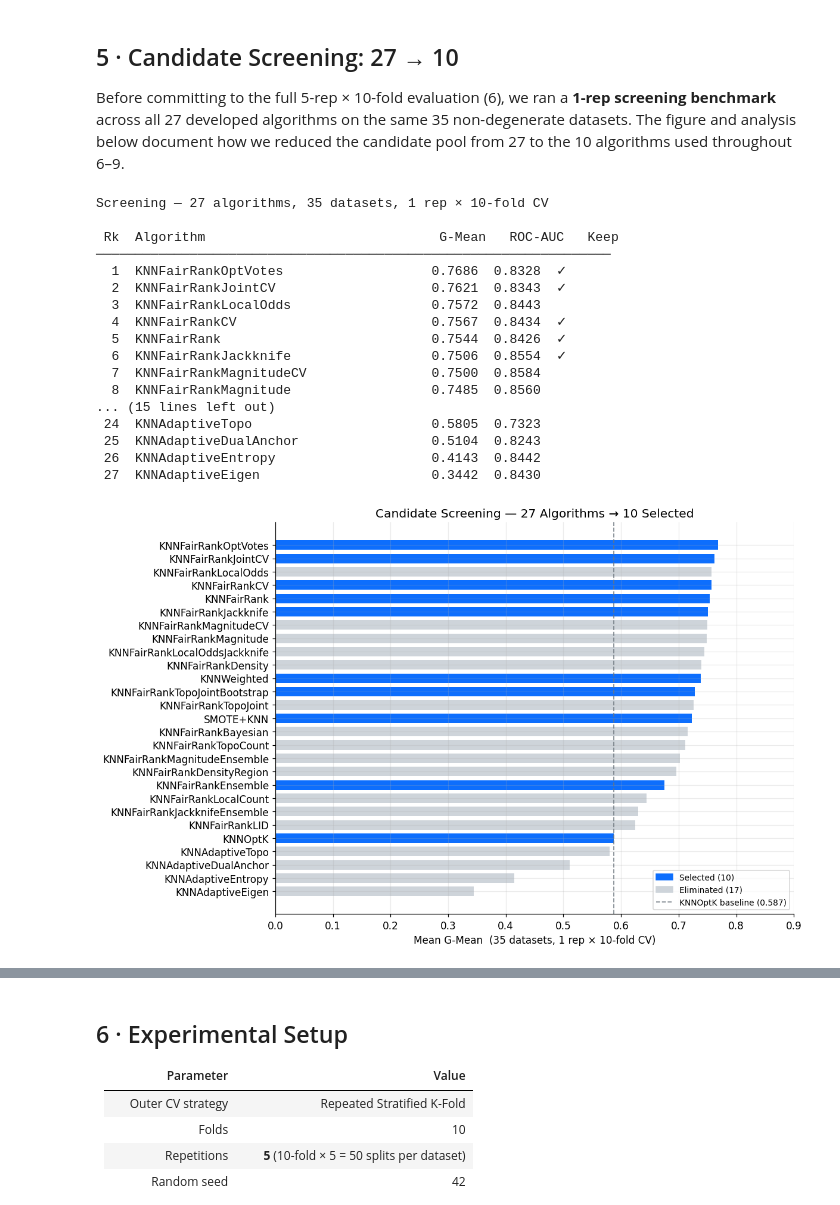
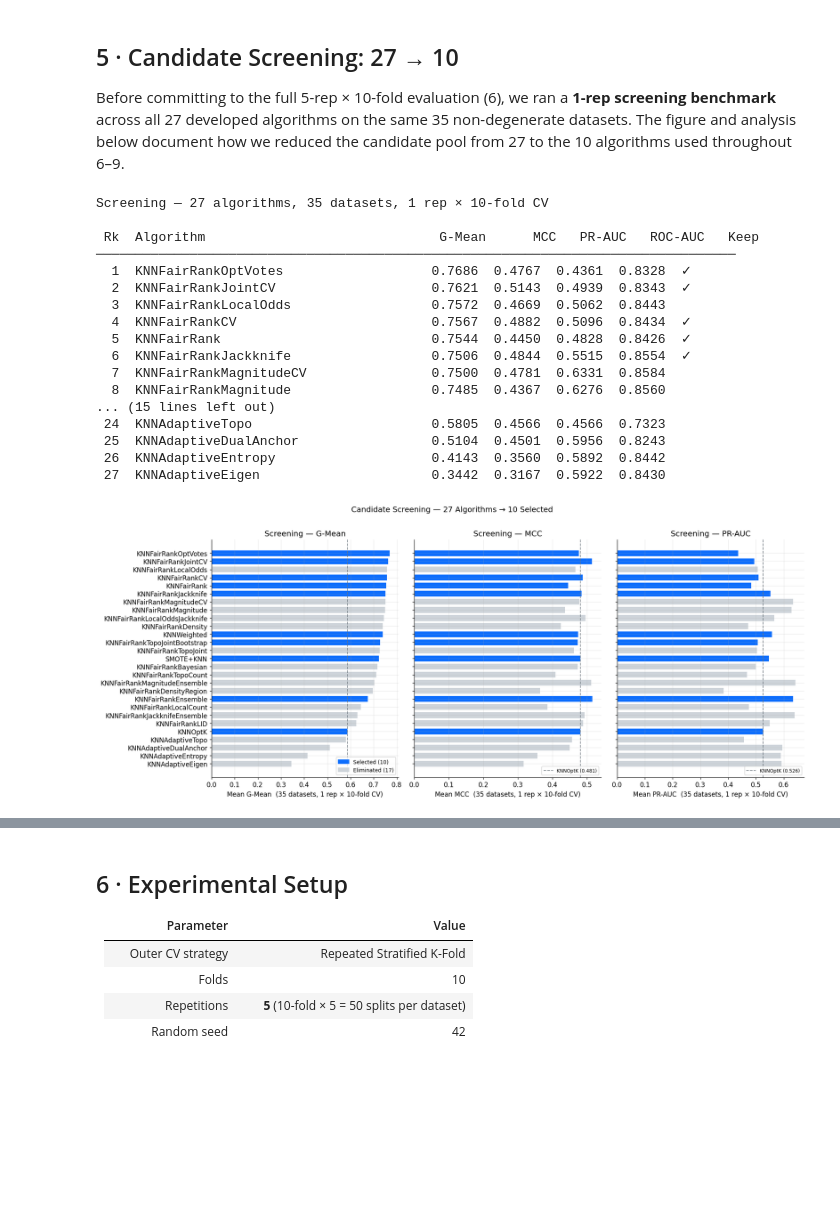
Before and after one commit to zepaulo333/knn_classimbalance, a Jupyter notebook: notebooks/entrega_final.ipynb, the cells around one changed output, grey strips where cells are left out. Saved outputs shown, nothing was run; the diff lists cells and outputs as text; code cells hidden in the pictures; blank space fills up the shorter version.

```diff
--- a/notebooks/entrega_final.ipynb
+++ b/notebooks/entrega_final.ipynb
@@ -542,70 +548,76 @@ _scr_raw = pd.read_csv("results/tables/benchmark_all_1rep.csv")
 _scr_raw = compute_metrics(_scr_raw)
 
 _scr = (
-    _scr_raw.groupby("algorithm")[["g_mean", "roc_auc", "pr_auc"]]
+    _scr_raw.groupby("algorithm")[["g_mean", "mcc", "pr_auc", "roc_auc"]]
     .mean()
     .sort_values("g_mean", ascending=False)
     .reset_index()
 )
 _scr.insert(0, "rank", range(1, len(_scr) + 1))
 
 _SELECTED_10 = {
     "KNNFairRankOptVotes", "KNNFairRankJointCV", "KNNFairRankCV",
     "KNNFairRank", "KNNFairRankJackknife", "KNNWeighted",
     "KNNFairRankTopoJointBootstrap", "SMOTE+KNN",
     "KNNFairRankEnsemble", "KNNOptK",
 }
 _scr["selected"] = _scr["algorithm"].isin(_SELECTED_10)
 
-# ── table ──────────────────────────────────────────────────────────────────
+# ── printed table ──────────────────────────────────────────────────────────
 print(f"Screening — {_scr_raw['algorithm'].nunique()} algorithms, "
       f"{_scr_raw['dataset'].nunique()} datasets, 1 rep × 10-fold CV\n")
-print(f"{'Rk':>3}  {'Algorithm':<36}  {'G-Mean':>7}  {'ROC-AUC':>8}  {'Keep':>5}")
-print("─" * 66)
+print(f"{'Rk':>3}  {'Algorithm':<36}  {'G-Mean':>7}  {'MCC':>7}  {'PR-AUC':>7}  {'ROC-AUC':>8}  {'Keep':>5}")
+print("─" * 82)
 for _, row in _scr.iterrows():
     print(f"{int(row['rank']):>3}  {row['algorithm']:<36}  {row['g_mean']:.4f}  "
-          f"{row['roc_auc']:.4f}  {'✓' if row['selected'] else ''}")
+          f"{row['mcc']:.4f}  {row['pr_auc']:.4f}  {row['roc_auc']:.4f}  "
+          f"{'✓' if row['selected'] else ''}")
 
-# ── bar chart ──────────────────────────────────────────────────────────────
-fig, ax = plt.subplots(figsize=(11, 7))
-_bar_c = ["#0d6efd" if s else "#ced4da" for s in _scr["selected"]]
-ax.barh(
-    _scr["algorithm"][::-1],
-    _scr["g_mean"][::-1],
-    color=list(reversed(_bar_c)),
-    edgecolor="none", height=0.72,
-)
-_optk_gm = float(_scr.loc[_scr["algorithm"] == "KNNOptK", "g_mean"].iloc[0])
-ax.axvline(_optk_gm, color="#6c757d", lw=1.2, ls="--", alpha=0.8,
-           label=f"KNNOptK baseline ({_optk_gm:.3f})")
-ax.set_xlabel("Mean G-Mean  (35 datasets, 1 rep × 10-fold CV)")
-ax.set_title("Candidate Screening — 27 Algorithms → 10 Selected")
+# ── 3-panel bar chart ──────────────────────────────────────────────────────
+_metrics   = [("g_mean", "G-Mean"), ("mcc", "MCC"), ("pr_auc", "PR-AUC")]
+_bar_c     = ["#0d6efd" if s else "#ced4da" for s in _scr["selected"]]
+_algo_order = _scr["algorithm"].tolist()[::-1]   # bottom-to-top matches barh
+
+fig, axes = plt.subplots(1, 3, figsize=(17, 7), sharey=True)
+
+for ax, (metric, label) in zip(axes, _metrics):
+    _vals = _scr.set_index("algorithm").loc[_algo_order, metric].values
+    ax.barh(_algo_order, _vals, color=list(reversed(_bar_c)),
+            edgecolor="none", height=0.72)
+    _baseline = float(_scr.loc[_scr["algorithm"] == "KNNOptK", metric].iloc[0])
+    ax.axvline(_baseline, color="#6c757d", lw=1.2, ls="--", alpha=0.8,
+               label=f"KNNOptK ({_baseline:.3f})")
+    ax.set_xlabel(f"Mean {label}  (35 datasets, 1 rep × 10-fold CV)")
+    ax.set_title(f"Screening — {label}")
+    ax.legend(fontsize=8, loc="lower right")
+
 _sel_p = _mpatches.Patch(color="#0d6efd", label="Selected (10)")
 _eli_p = _mpatches.Patch(color="#ced4da", label="Eliminated (17)")
-ax.legend(handles=[_sel_p, _eli_p, ax.lines[0]], loc="lower right", fontsize=9)
-ax.set_xlim(0, 0.9)
+axes[0].legend(handles=[_sel_p, _eli_p], loc="lower right", fontsize=9)
+
+plt.suptitle("Candidate Screening — 27 Algorithms → 10 Selected", fontsize=13, y=1.01)
 plt.tight_layout()
 plt.savefig("results/figures/screening_27_algorithms.png", bbox_inches="tight")
 plt.show()
 # %% [output]
 Screening — 27 algorithms, 35 datasets, 1 rep × 10-fold CV
 
- Rk  Algorithm                              G-Mean   ROC-AUC   Keep
-──────────────────────────────────────────────────────────────────
-  1  KNNFairRankOptVotes                   0.7686  0.8328  ✓
-  2  KNNFairRankJointCV                    0.7621  0.8343  ✓
-  3  KNNFairRankLocalOdds                  0.7572  0.8443
-  4  KNNFairRankCV                         0.7567  0.8434  ✓
-  5  KNNFairRank                           0.7544  0.8426  ✓
-  6  KNNFairRankJackknife                  0.7506  0.8554  ✓
-  7  KNNFairRankMagnitudeCV                0.7500  0.8584
-  8  KNNFairRankMagnitude                  0.7485  0.8560
+ Rk  Algorithm                              G-Mean      MCC   PR-AUC   ROC-AUC   Keep
+──────────────────────────────────────────────────────────────────────────────────
+  1  KNNFairRankOptVotes                   0.7686  0.4767  0.4361  0.8328  ✓
+  2  KNNFairRankJointCV                    0.7621  0.5143  0.4939  0.8343  ✓
+  3  KNNFairRankLocalOdds                  0.7572  0.4669  0.5062  0.8443
+  4  KNNFairRankCV                         0.7567  0.4882  0.5096  0.8434  ✓
+  5  KNNFairRank                           0.7544  0.4450  0.4828  0.8426  ✓
+  6  KNNFairRankJackknife                  0.7506  0.4844  0.5515  0.8554  ✓
+  7  KNNFairRankMagnitudeCV                0.7500  0.4781  0.6331  0.8584
+  8  KNNFairRankMagnitude                  0.7485  0.4367  0.6276  0.8560
 ... (15 lines left out)
- 24  KNNAdaptiveTopo                       0.5805  0.7323
- 25  KNNAdaptiveDualAnchor                 0.5104  0.8243
- 26  KNNAdaptiveEntropy                    0.4143  0.8442
- 27  KNNAdaptiveEigen                      0.3442  0.8430
+ 24  KNNAdaptiveTopo                       0.5805  0.4566  0.4566  0.7323
+ 25  KNNAdaptiveDualAnchor                 0.5104  0.4501  0.5956  0.8243
+ 26  KNNAdaptiveEntropy                    0.4143  0.3560  0.5892  0.8442
+ 27  KNNAdaptiveEigen                      0.3442  0.3167  0.5922  0.8430
-[figure, old version]
+[figure, new version]
 # %% [markdown]
 **Why these 10? Elimination rationale**
 
```
Also changed, not shown: parts of 5 cells of this notebook, 5 other files.
